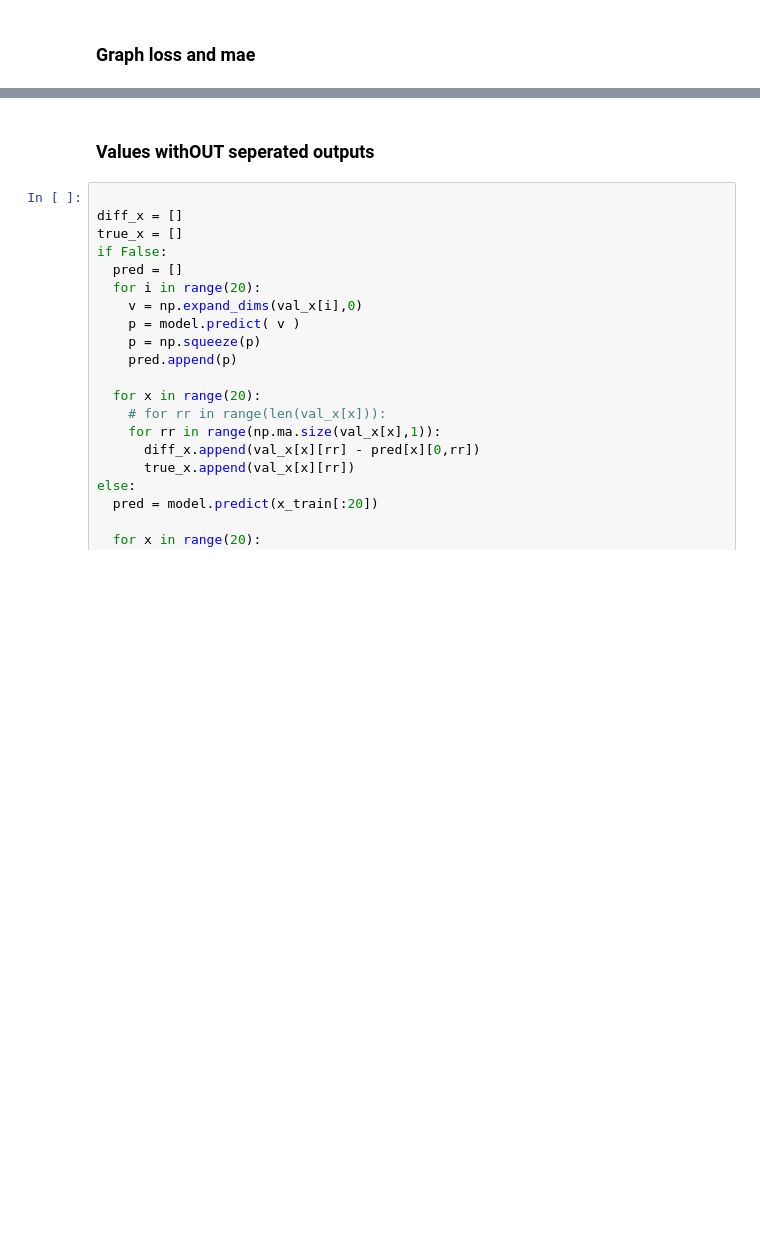
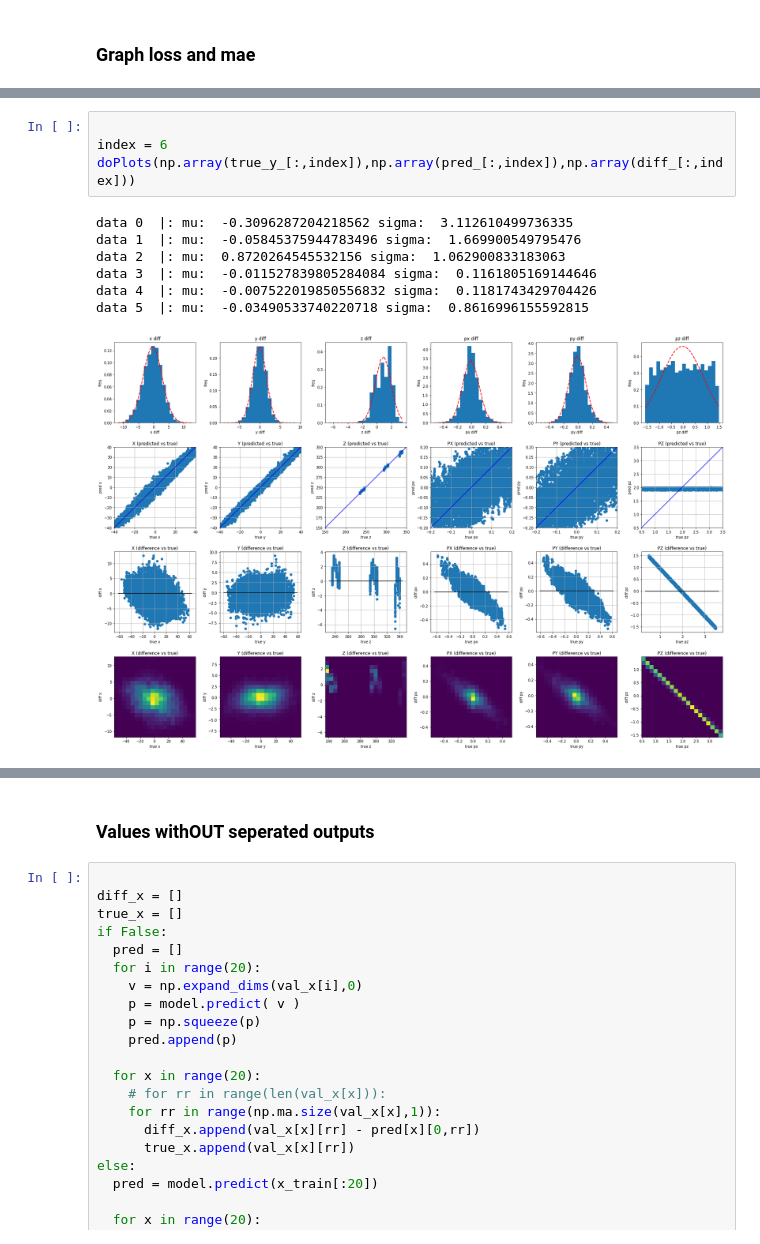
Before and after one commit to dfurletov/Mentorship_Notebooks, a Jupyter notebook: RNNLunch/RNNJLabChanged.ipynb, the cells around one changed output, grey strips where cells are left out. Drawn from its saved outputs; the diff is of its cells as text; blank space fills up the shorter version.

```diff
--- a/RNNLunch/RNNJLabChanged.ipynb
+++ b/RNNLunch/RNNJLabChanged.ipynb
@@ -487,3 +1183,15 @@ KeyError: ignored
+# %%
+
+index = 6
+doPlots(np.array(true_y_[:,index]),np.array(pred_[:,index]),np.array(diff_[:,index]))
+# %% [output]
+data 0  |: mu:  -0.3096287204218562 sigma:  3.112610499736335
+data 1  |: mu:  -0.05845375944783496 sigma:  1.669900549795476
+data 2  |: mu:  0.8720264545532156 sigma:  1.062900833183063
+data 3  |: mu:  -0.011527839805284084 sigma:  0.1161805169144646
+data 4  |: mu:  -0.007522019850556832 sigma:  0.1181743429704426
+data 5  |: mu:  -0.03490533740220718 sigma:  0.8616996155592815
+[figure, added]
 # %%
 
 useStrings = False
```
Also changed, not shown: parts of 34 cells of this notebook.
